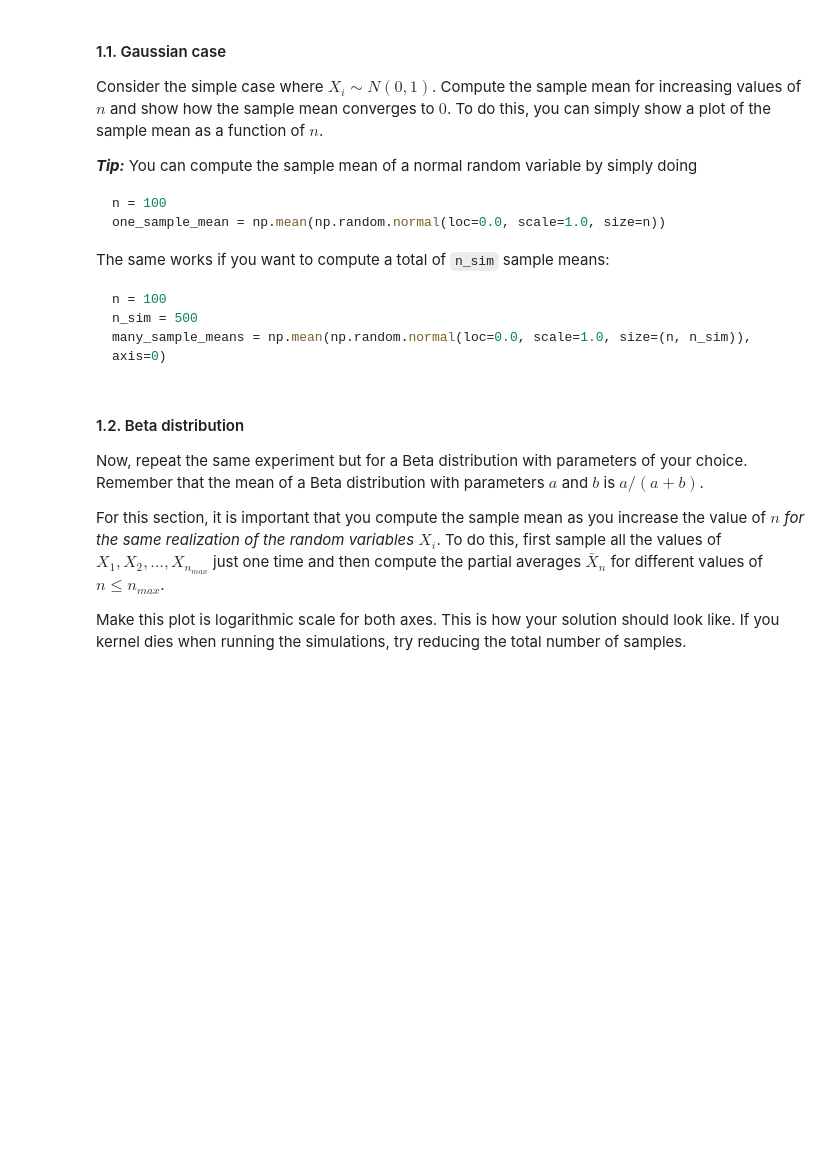
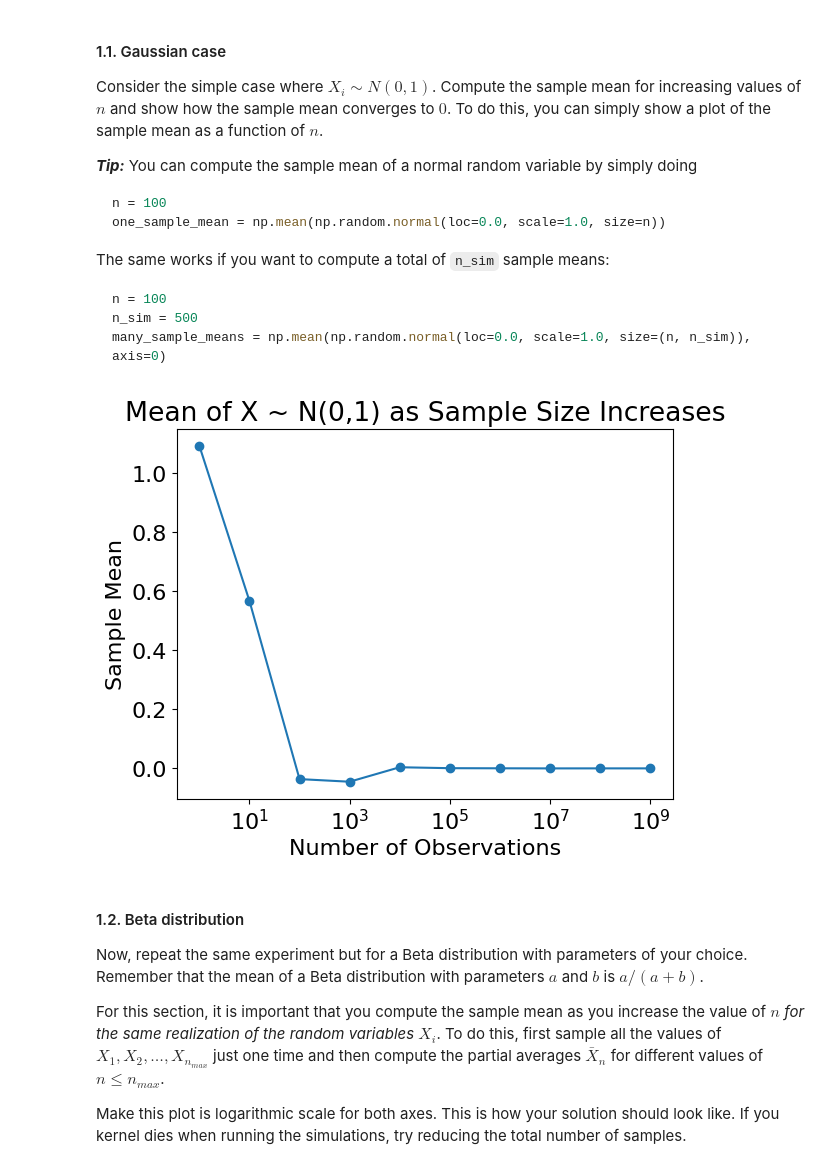
Before and after one commit to UCB-stat-201a-fall23/project02-SorenRajani, a Jupyter notebook: Project02-Concentration.ipynb, the cells around one changed output. Drawn from its saved outputs; the diff is of its cells as text; code cells hidden in the pictures; blank space fills up the shorter version.

Commit message:
1.1 Graph added

````diff
--- a/Project02-Concentration.ipynb
+++ b/Project02-Concentration.ipynb
@@ -51,7 +51,22 @@ n_sim = 500
 many_sample_means = np.mean(np.random.normal(loc=0.0, scale=1.0, size=(n, n_sim)), axis=0)
 ```
 # %%
-# TO DO CELL
+np.random.seed(2012023)
+
+mus = np.zeros((10,2))
+
+for i in range(0,10):
+    mus[i,0] = 10**i
+    mus[i,1] = np.mean(np.random.normal(loc=0.0, scale=1.0, size=10**i))
+# %%
+plt.plot(mus[:,0], mus[:,1],'-o')
+plt.semilogx()
+plt.ylabel('Sample Mean')
+plt.xlabel('Number of Observations')
+plt.title('Mean of X ~ N(0,1) as Sample Size Increases')
+plt.show()
+# %% [output]
+[figure, added]
 # %% [markdown]
 #### 1.2. Beta distribution
 
````
